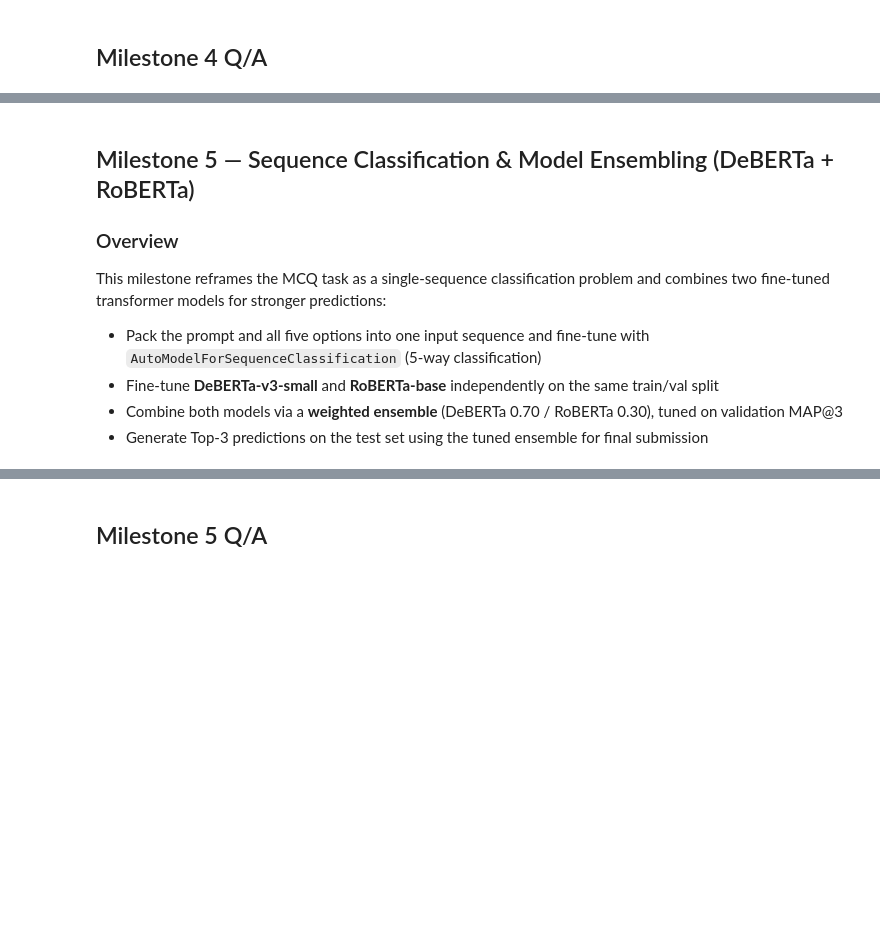
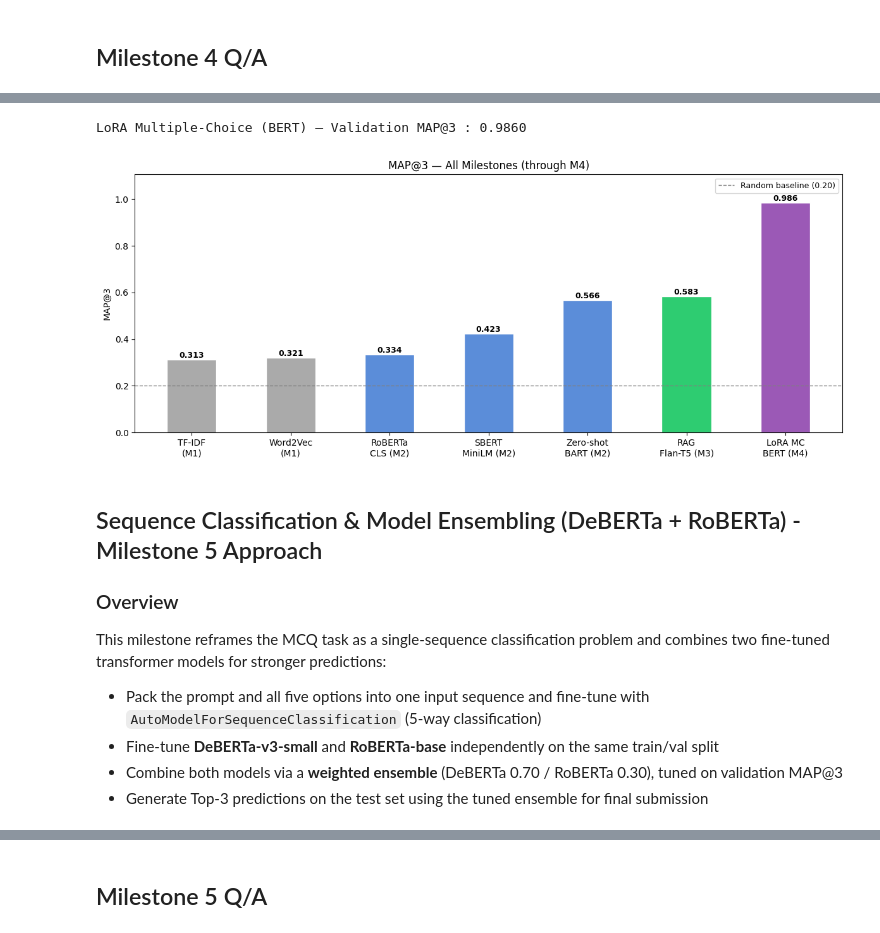
Before and after one commit to 24f1002692/genAI-project-24f1002692, a Jupyter notebook: DL-24f1002692-notebook-t22026.ipynb, the cells around one changed output, grey strips where cells are left out. Drawn from its saved outputs; the diff is of its cells as text; code cells hidden in the pictures; blank space fills up the shorter version.

```diff
--- a/DL-24f1002692-notebook-t22026.ipynb
+++ b/DL-24f1002692-notebook-t22026.ipynb
@@ -2204,30 +2387,33 @@ from sklearn.model_selection import train_test_split
 # %%
-# # ================================================================
-# # Milestone 4 — Compute MAP@3 (val set) and plot comparison graph
-# # ================================================================
-# # map3_lora_mc = MC_eval_metrics['eval_map3']
-# map3_lora_mc = 0.986
-# print(f"LoRA Multiple-Choice (BERT) — Validation MAP@3 : {map3_lora_mc:.4f}")
+# ================================================================
+# Milestone 4 — Compute MAP@3 (val set) and plot comparison graph
+# ================================================================
+# map3_lora_mc = MC_eval_metrics['eval_map3']
+map3_lora_mc = 0.986
+print(f"LoRA Multiple-Choice (BERT) — Validation MAP@3 : {map3_lora_mc:.4f}")
 
-# labels_m4 = [
-#     'TF-IDF\n(M1)', 'Word2Vec\n(M1)',
-#     'RoBERTa\nCLS (M2)', 'SBERT\nMiniLM (M2)', 'Zero-shot\nBART (M2)',
-#     'RAG\nFlan-T5 (M3)',
-#     'LoRA MC\nBERT (M4)'
-# ]
-# scores_m4 = [0.313, 0.321, 0.334, 0.423, 0.566, 0.583, map3_lora_mc]
-# colors_m4 = ['#AAAAAA', '#AAAAAA', '#5B8DD9', '#5B8DD9', '#5B8DD9', '#2ECC71', '#9B59B6']
+labels_m4 = [
+    'TF-IDF\n(M1)', 'Word2Vec\n(M1)',
+    'RoBERTa\nCLS (M2)', 'SBERT\nMiniLM (M2)', 'Zero-shot\nBART (M2)',
+    'RAG\nFlan-T5 (M3)',
+    'LoRA MC\nBERT (M4)'
+]
+scores_m4 = [0.313, 0.321, 0.334, 0.423, 0.566, 0.583, map3_lora_mc]
+colors_m4 = ['#AAAAAA', '#AAAAAA', '#5B8DD9', '#5B8DD9', '#5B8DD9', '#2ECC71', '#9B59B6']
 
-# fig, ax = plt.subplots(figsize=(12, 5))
-# bars = ax.bar(labels_m4, scores_m4, color=colors_m4, width=0.5, edgecolor='white')
-# ax.axhline(0.2, color='gray', lw=1, ls='--', label='Random baseline (0.20)')
-# ax.set_ylim(0, max(scores_m4) + 0.12)
-# ax.set_ylabel('MAP@3')
-# ax.set_title('MAP@3 — All Milestones (through M4)')
-# ax.legend(fontsize=9)
-# for bar, score in zip(bars, scores_m4):
-#     ax.text(bar.get_x() + bar.get_width()/2, bar.get_height() + 0.008,
-#             f'{score:.3f}', ha='center', fontsize=9, fontweight='bold')
-# plt.tight_layout()
-# plt.show()
+fig, ax = plt.subplots(figsize=(12, 5))
+bars = ax.bar(labels_m4, scores_m4, color=colors_m4, width=0.5, edgecolor='white')
+ax.axhline(0.2, color='gray', lw=1, ls='--', label='Random baseline (0.20)')
+ax.set_ylim(0, max(scores_m4) + 0.12)
+ax.set_ylabel('MAP@3')
+ax.set_title('MAP@3 — All Milestones (through M4)')
+ax.legend(fontsize=9)
+for bar, score in zip(bars, scores_m4):
+    ax.text(bar.get_x() + bar.get_width()/2, bar.get_height() + 0.008,
+            f'{score:.3f}', ha='center', fontsize=9, fontweight='bold')
+plt.tight_layout()
+plt.show()
+# %% [output]
+LoRA Multiple-Choice (BERT) — Validation MAP@3 : 0.9860
+[figure, added]
 # %%
@@ -2272,7 +2464,7 @@ from sklearn.model_selection import train_test_split
 # print(test_df[['id', 'lora_mc_pred']].head(10).to_string(index=False))
 # print(f"\n✓ submission_lora_mc.csv saved ({len(submission_lora_mc)} rows)")
 # %% [markdown]
-## Milestone 5 — Sequence Classification & Model Ensembling (DeBERTa + RoBERTa)
+## Sequence Classification & Model Ensembling (DeBERTa + RoBERTa) - Milestone 5 Approach
 ### Overview
 
 This milestone reframes the MCQ task as a single-sequence classification problem and combines two fine-tuned transformer models for stronger predictions:
```
Also changed, not shown: parts of 32 cells of this notebook.
